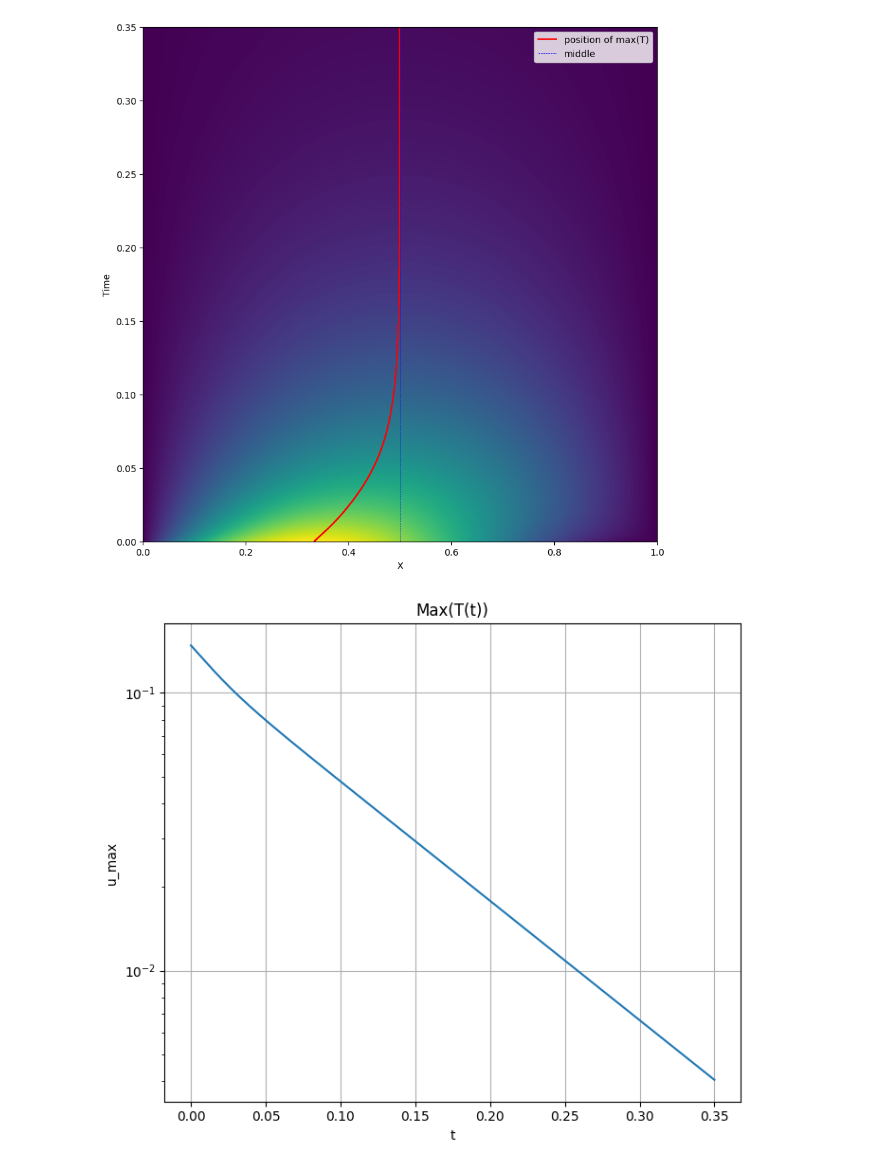
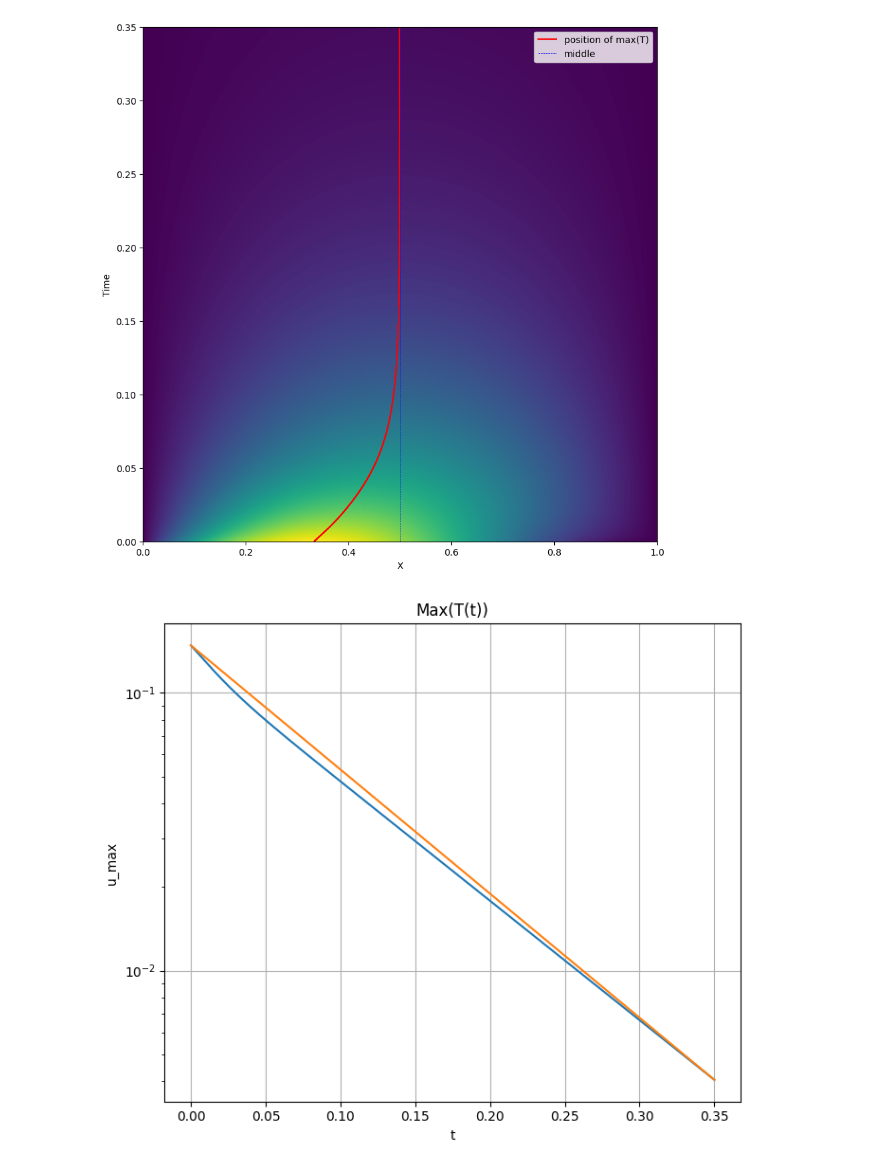
Before and after one commit to CuSynth/computational-physics, a Jupyter notebook: # 10 Crank–Nicolson/solution.ipynb, the cells around one changed output. Drawn from its saved outputs; the diff is of its cells as text; code cells hidden in the pictures.

```diff
--- a/# 10 Crank–Nicolson/solution.ipynb
+++ b/# 10 Crank–Nicolson/solution.ipynb
@@ -83,17 +83,21 @@ plt.legend()
 <matplotlib.legend.Legend at 0x...>
 [figure]
 # %%
-T = [i * tau for i in range(M)]
+T = np.linspace(0, t_to, M)
 plt.figure(figsize=(7,6))
 
+b = u_max[0]
+a = np.log(u_max[-1]/b)/T[-1]
+
 plt.plot(T, u_max)
+plt.plot(T, np.exp(T*a)*b)
 plt.yscale('log')
 plt.title('Max(T(t))')
 plt.xlabel('t')
 plt.ylabel('u_max')
 plt.grid()
 
 plt.tight_layout()
 plt.show()
 # %% [output]
-[figure, old version]
+[figure, new version]
```
